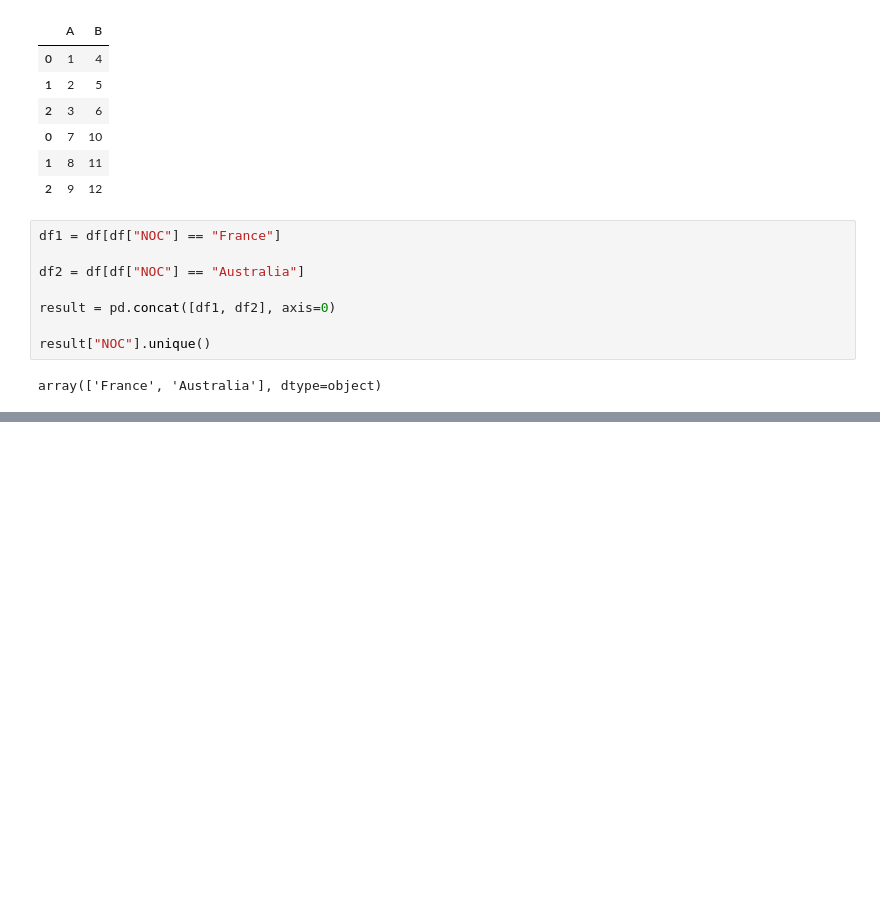
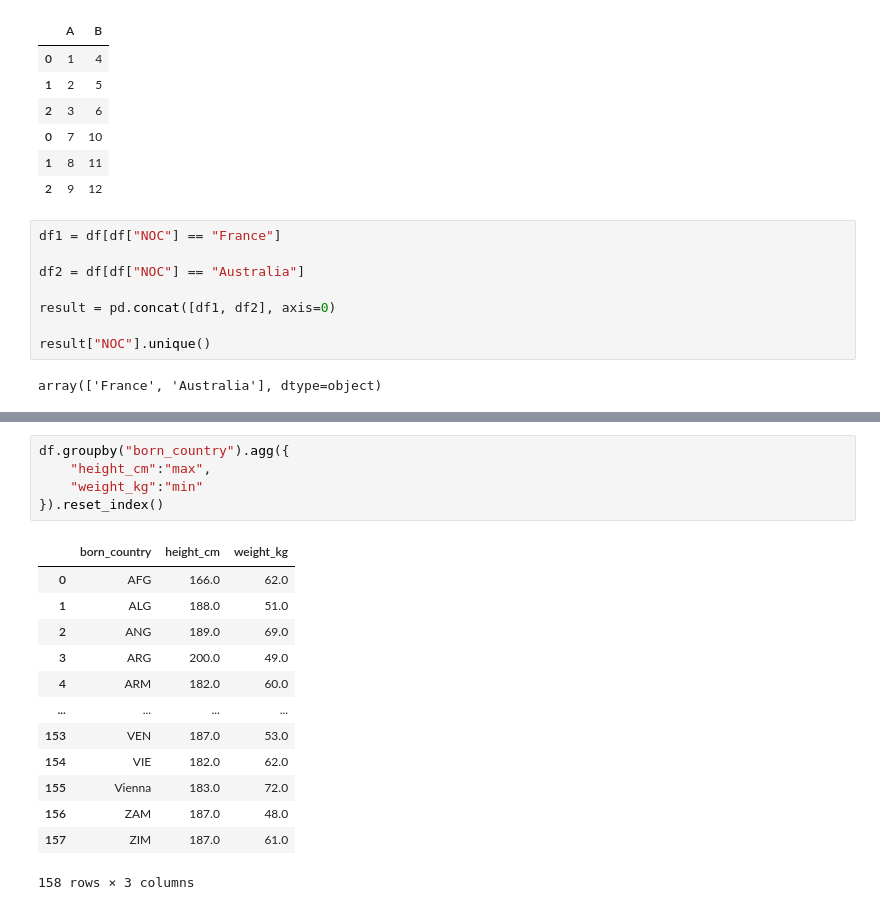
Before and after one commit to baxt1or/Pandas_Tutorial, a Jupyter notebook: pandas_tutorial.ipynb, the cells around one changed output, grey strips where cells are left out. Saved outputs shown, nothing was run; the diff lists cells and outputs as text; blank space fills up the shorter version.

```diff
--- a/pandas_tutorial.ipynb
+++ b/pandas_tutorial.ipynb
@@ -379,0 +443,19 @@ array(['France', 'Australia'], dtype=object)
+# %%
+df.groupby("born_country").agg({
+    "height_cm":"max",
+    "weight_kg":"min"
+}).reset_index()
+# %% [output]
+|  | born_country | height_cm | weight_kg |
+| 0 | AFG | 166.0 | 62.0 |
+| 1 | ALG | 188.0 | 51.0 |
+| 2 | ANG | 189.0 | 69.0 |
+| 3 | ARG | 200.0 | 49.0 |
+| 4 | ARM | 182.0 | 60.0 |
+| ... | ... | ... | ... |
+| 153 | VEN | 187.0 | 53.0 |
+| 154 | VIE | 182.0 | 62.0 |
+| 155 | Vienna | 183.0 | 72.0 |
+| 156 | ZAM | 187.0 | 48.0 |
+| 157 | ZIM | 187.0 | 61.0 |
+158 rows × 3 columns
```
Also changed, not shown: parts of 16 cells of this notebook.
